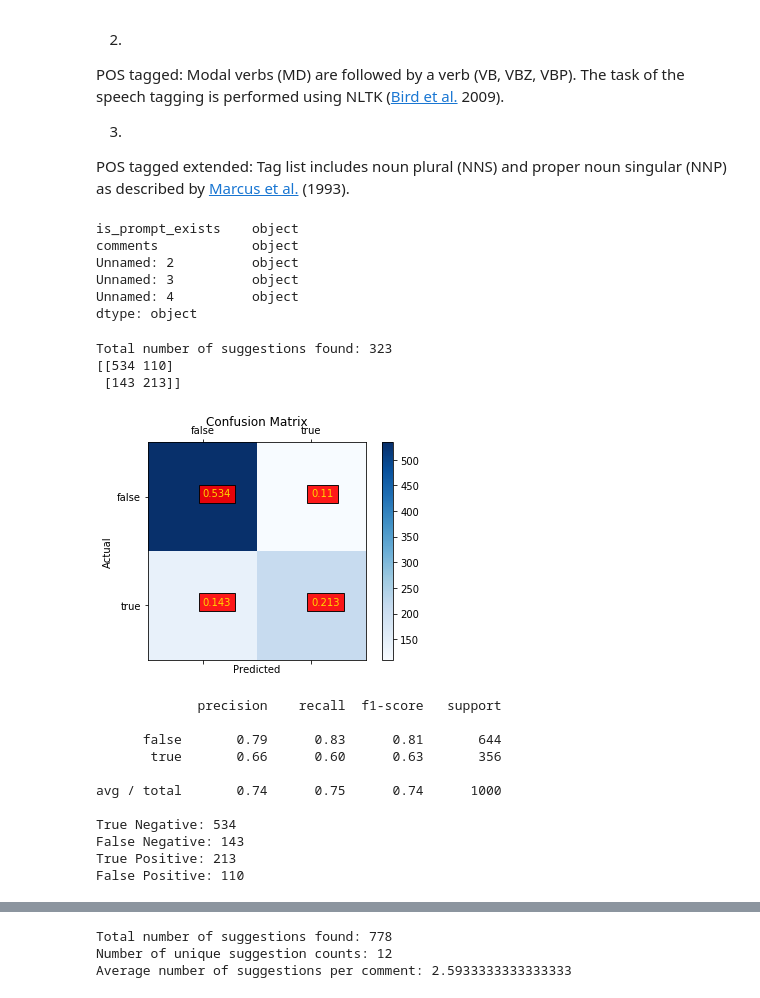
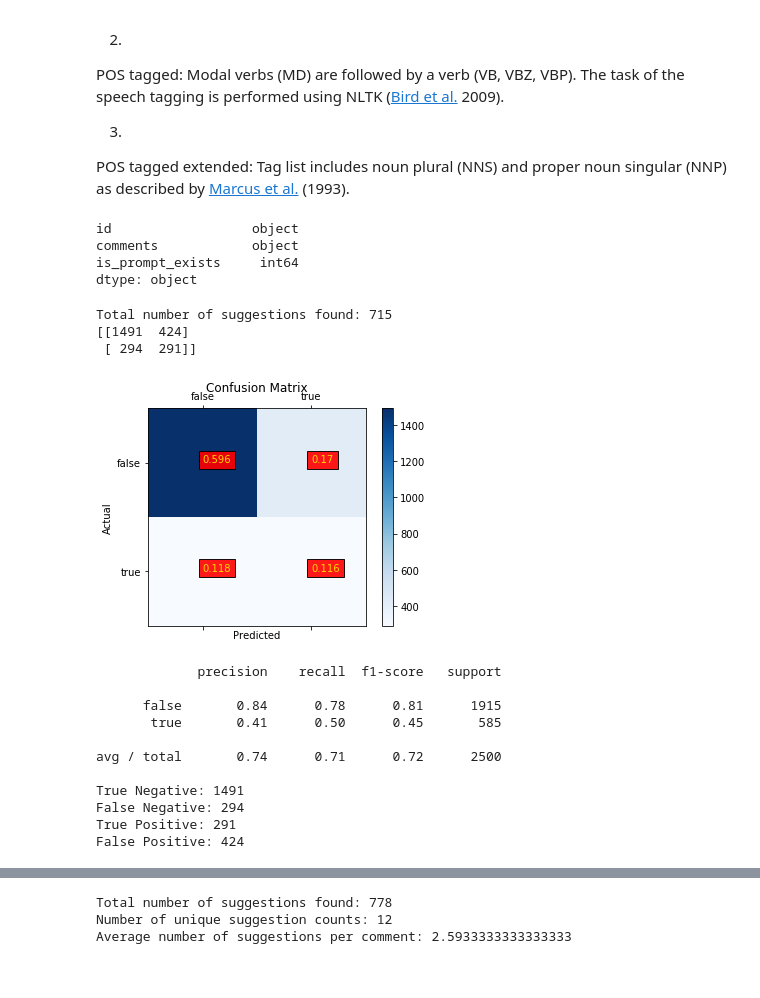
Before and after one commit to Alvores/NaturalLanguageProcessing, a Jupyter notebook: NLP_Rule_Classifier.ipynb, the cells around one changed output, grey strips where cells are left out. Saved outputs shown, nothing was run; the diff lists cells and outputs as text; code cells hidden in the pictures.

Commit message:
Added results for trialA dataset

```diff
--- a/NLP_Rule_Classifier.ipynb
+++ b/NLP_Rule_Classifier.ipynb
@@ -91,18 +91,18 @@ for (id, comment) in cursor:
         break
 # %%
 ######### Read in the dataset to use for classifier
-df = pd.read_csv("suggestions_data.csv", engine = 'python', na_values = ['no info', '.', ' ', 'NaN'])
-df.fillna(3, inplace=True)
+# df = pd.read_csv("suggestions_data.csv", engine = 'python', na_values = ['no info', '.', ' ', 'NaN'])
+# df.fillna(3, inplace=True)
 # df = pd.read_csv("suggestions_data_tweets.csv", engine = 'python');
 # df.fillna(-1, inplace=True)
+df = pd.read_csv("suggestions_trialA.csv", engine = 'python');
+df.fillna(0, inplace=True)
 
 print(df.dtypes)
 # %% [output]
-is_prompt_exists    object
+id                  object
 comments            object
-Unnamed: 2          object
-Unnamed: 3          object
-Unnamed: 4          object
+is_prompt_exists     int64
 dtype: object
 # %%
 # print(df.head(5))
@@ -112,21 +112,22 @@ dtype: object
 # print(df['is_prompt_exists'][1])
 # print(df['comments'].dtypes)
 
-##################### Tests the input CSV file that was read into Pandas dataframe
+##################### Tests the input CSV file that was read into Pandas dataframe in above cell
 loop = 0
 count = 0
 numComments = 0
 suggestions_per_comment = []
-end = len(df) # 16003 in length, takes awhile to process (50 seconds aprox.)
-end = 1000 # More managable for quick tests
+end = len(df)
+# end = 1000 # More managable for quick tests
 labels = []
 predictions = []
 for loop in range(end):
     comment = df['comments'][loop]
     prompt = df['is_prompt_exists'][loop]
-    ## Comment below condition out for non-object label datasets
-    if isinstance(comment, str) == False or (prompt != '1' and prompt != '-1'):
-        continue
+    #### Uncomment below condition only when using suggestions_data.csv ####
+#     if isinstance(comment, str) == False or (prompt != '1' and prompt != '-1'):
+#         continue
+    ####
     wordTok = nltk.word_tokenize(comment)
     words = nltk.pos_tag(wordTok)
     modalVerb = False
@@ -188,48 +189,48 @@ for loop in range(end):
 print("Total number of suggestions found:", sum(suggestions_per_comment))
 # print("Ls:", labels)
 # print("Ps:", predictions)
 ls = ['false', 'true']
 cm = confusion_matrix(labels, predictions)
 print(cm)
 fig = plt.figure()
 ax = fig.add_subplot(111)
 cax = ax.matshow(cm, cmap=plt.cm.Blues) # Bar coloring
 plt.title('Confusion Matrix')
 fig.colorbar(cax)
 ax.set_xticklabels([''] + ls)
 ax.set_yticklabels([''] + ls)
 plt.xlabel('Predicted')
 plt.ylabel('Actual')
 plt.text(s = round(cm[0][0]/end, 3), x = 0, y = 0, color = "gold",
          bbox=dict(facecolor='red', alpha=0.9))
 plt.text(s = round(cm[1][1]/end, 3), x = 1, y = 1, color = "gold",
          bbox=dict(facecolor='red', alpha=0.9))
 plt.text(s = round(cm[1][0]/end, 3), x = 0, y = 1, color = "gold",
          bbox=dict(facecolor='red', alpha=0.9))
 plt.text(s = round(cm[0][1]/end, 3), x = 1, y = 0, color = "gold",
          bbox=dict(facecolor='red', alpha=0.9))
 plt.show()
 print(classification_report(labels, predictions, target_names = ls))
 print("True Negative:", cm[0][0])
 print("False Negative:", cm[1][0])
 print("True Positive:", cm[1][1])
 print("False Positive:", cm[0][1])
 # %% [output]
-Total number of suggestions found: 323
-[[534 110]
- [143 213]]
+Total number of suggestions found: 715
+[[1491  424]
+ [ 294  291]]
-[figure, old version]
+[figure, new version]
              precision    recall  f1-score   support
 
-      false       0.79      0.83      0.81       644
-       true       0.66      0.60      0.63       356
+      false       0.84      0.78      0.81      1915
+       true       0.41      0.50      0.45       585
 
-avg / total       0.74      0.75      0.74      1000
+avg / total       0.74      0.71      0.72      2500
 
-True Negative: 534
-False Negative: 143
-True Positive: 213
-False Positive: 110
+True Negative: 1491
+False Negative: 294
+True Positive: 291
+False Positive: 424
 # %% [markdown]
 # [F-Score Metrics](https://en.wikipedia.org/wiki/F1_score)
 
```
Also changed, not shown: parts of 1 cell of this notebook, 1 other file.
